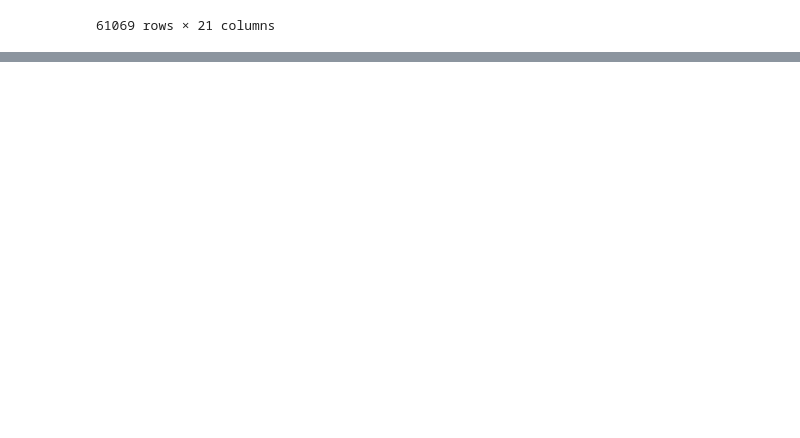
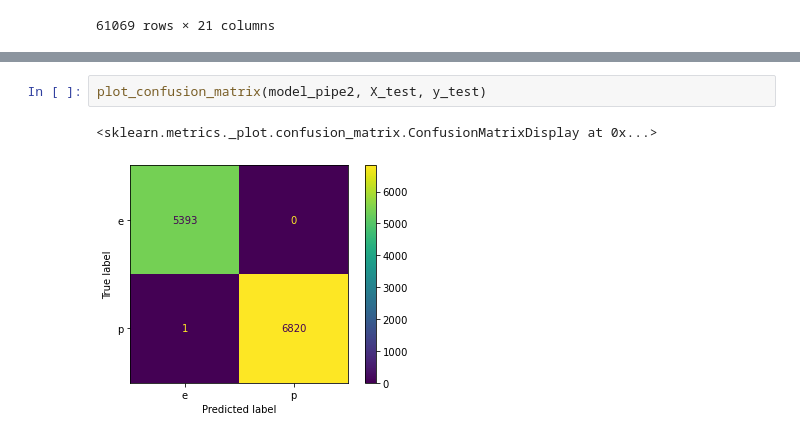
Before and after one commit to Krispy3/MushroomClassifier, a Jupyter notebook: MushWkbk.ipynb, the cells around one changed output, grey strips where cells are left out. Cells and saved outputs as stored; diff of their text form; blank space fills up the shorter version.

```diff
--- a/MushWkbk.ipynb
+++ b/MushWkbk.ipynb
@@ -38,0 +198,5 @@ df2
+# %%
+plot_confusion_matrix(model_pipe2, X_test, y_test)
+# %% [output]
+<sklearn.metrics._plot.confusion_matrix.ConfusionMatrixDisplay at 0x...>
+[figure, added]
```
Also changed, not shown: parts of 11 cells of this notebook, 1 other file.
